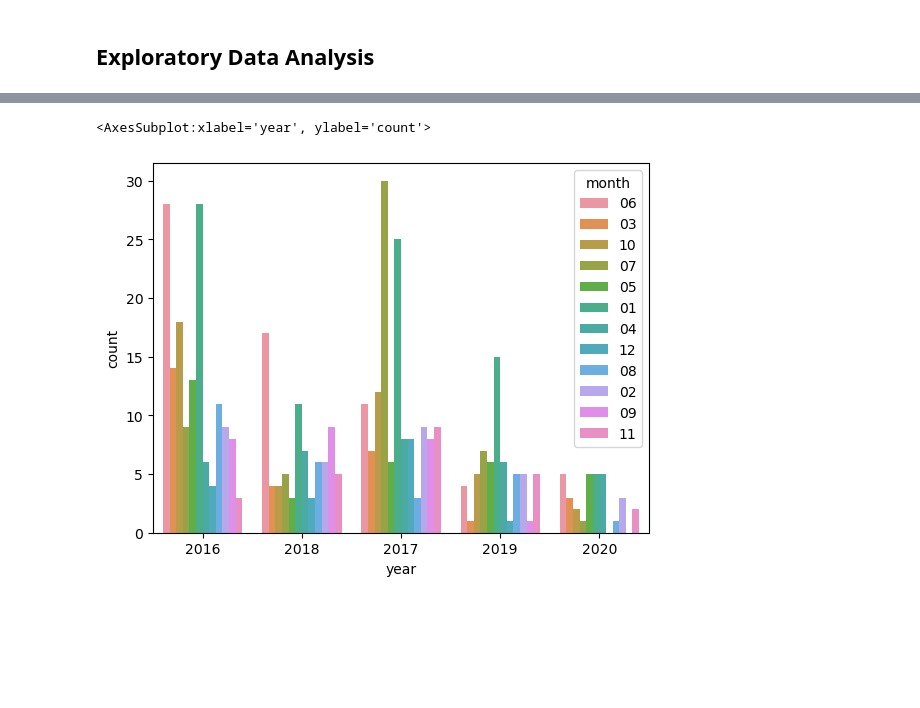
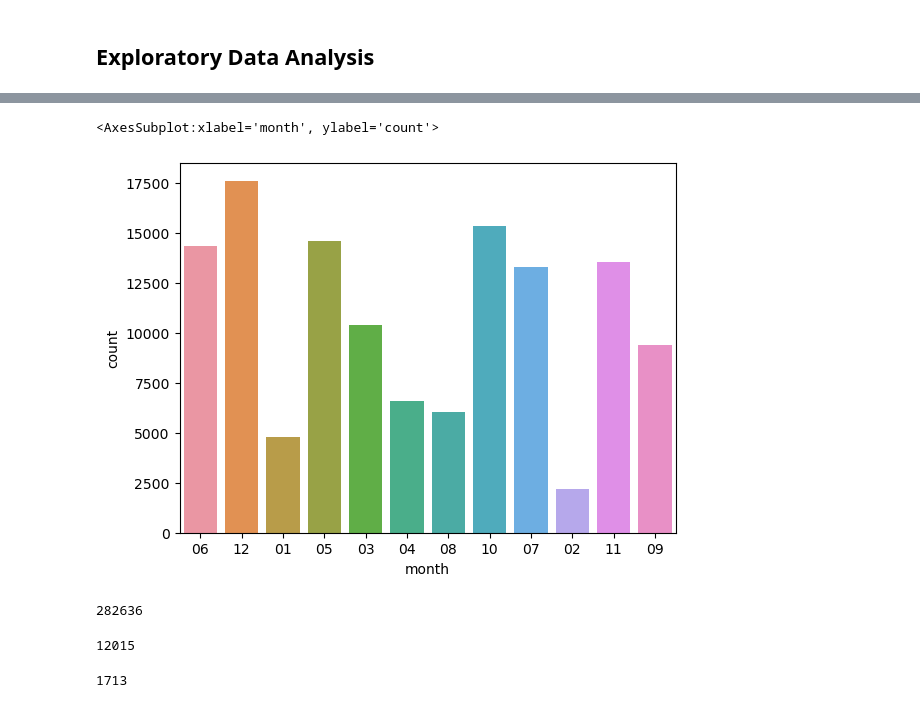
Before and after one commit to gtmdotme/citation_prediction, a Jupyter notebook: data-eda.ipynb, the cells around one changed output, grey strips where cells are left out. Drawn from its saved outputs; the diff is of its cells as text; code cells hidden in the pictures; blank space fills up the shorter version.

```diff
--- a/data-eda.ipynb
+++ b/data-eda.ipynb
@@ -12,7 +15,32 @@ from matplotlib import pyplot as plt
 %matplotlib inline
 import seaborn as sns
 # %%
-DATA_FILE = './sample-data.txt'
-with open(DATA_FILE, 'r') as f:
-    works = [ast.literal_eval(work) for work in tqdm(f.readlines())]
+def read_data(file_name):
+    with open(file_name, 'r') as f:
+        data = [ast.literal_eval(result) for result in tqdm(f.readlines())]
+    return data
+
+works_ = read_data('./data/data.works.2012.v1.txt')
+authors_ = read_data('./data/data.authors.2012.v1.txt')
+venues_ = read_data('./data/data.venues.2012.v1.txt')
+insts_ = read_data('./data/data.insts.2012.v1.txt')
+
+def flatten(list_of_lists, level=2):
+    if level == 2:
+        flattened_list = [
+            j for i in list_of_lists
+                for j in i
+        ]
+    elif level == 3:
+        flattened_list = [
+            k for i in list_of_lists
+                for j in i
+                    for k in j
+        ]
+    return flattened_list
+
+works = pd.DataFrame.from_dict(flatten(works_))
+authors = pd.DataFrame.from_dict(flatten(authors_))
+venues = pd.DataFrame.from_dict(flatten(venues_))
+insts = pd.DataFrame.from_dict(flatten(insts_))
 # %%
@@ -64,8 +79,25 @@ sns.countplot(data=df, y='type')
 # %%
-# works by year
-df['year'] = df['publication_date'].map(lambda x: x.split('-')[0])
-df['month'] = df['publication_date'].map(lambda x: x.split('-')[1])
-sns.countplot(data=df, x='year', hue='month')
+# works by month
+works['month'] = works['publication_date'].map(lambda x: x.split('-')[1])
+sns.countplot(data=works, x='month')
 # %% [output]
-<AxesSubplot:xlabel='year', ylabel='count'>
+<AxesSubplot:xlabel='month', ylabel='count'>
-[figure, old version]
+[figure, new version]
+# %%
+# no. of unique authors
+authors_ = np.unique(flatten(works['authorships'].map(lambda x: [i[0] for i in x]).tolist() ))
+len(authors_)
+# %% [output]
+282636
+# %%
+# institutions
+insts_ = np.unique(flatten(works['authorships'].map(lambda x: [i[1] for i in x]).tolist(), level=3))
+len(insts_)
+# %% [output]
+12015
+# %%
+# host venues
+venues_ = np.unique(works['host_venue'].tolist())
+len(venues_)
+# %% [output]
+1713
```
Also changed, not shown: parts of 15 cells of this notebook, 3 other files.
